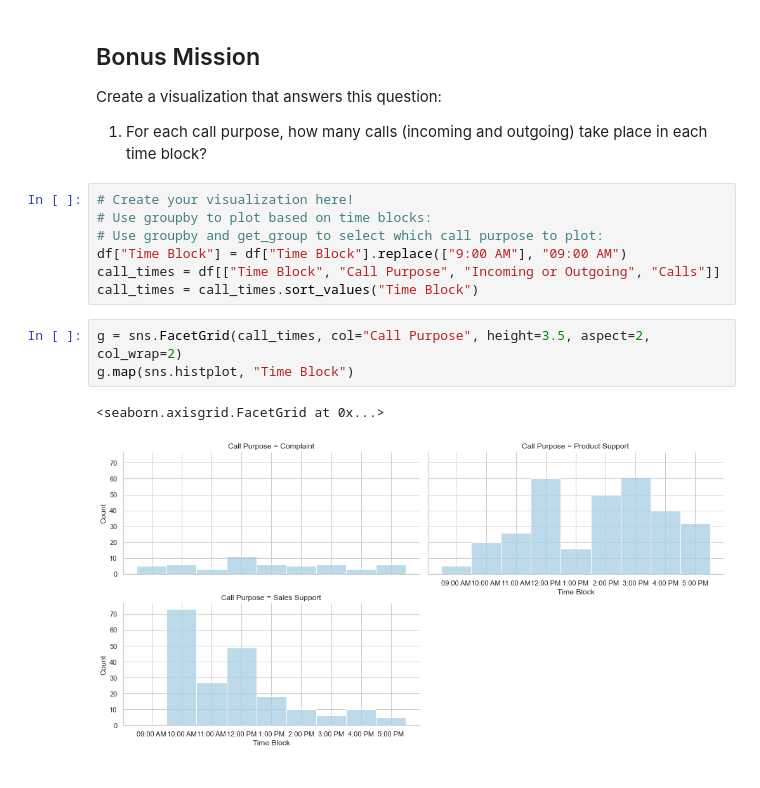
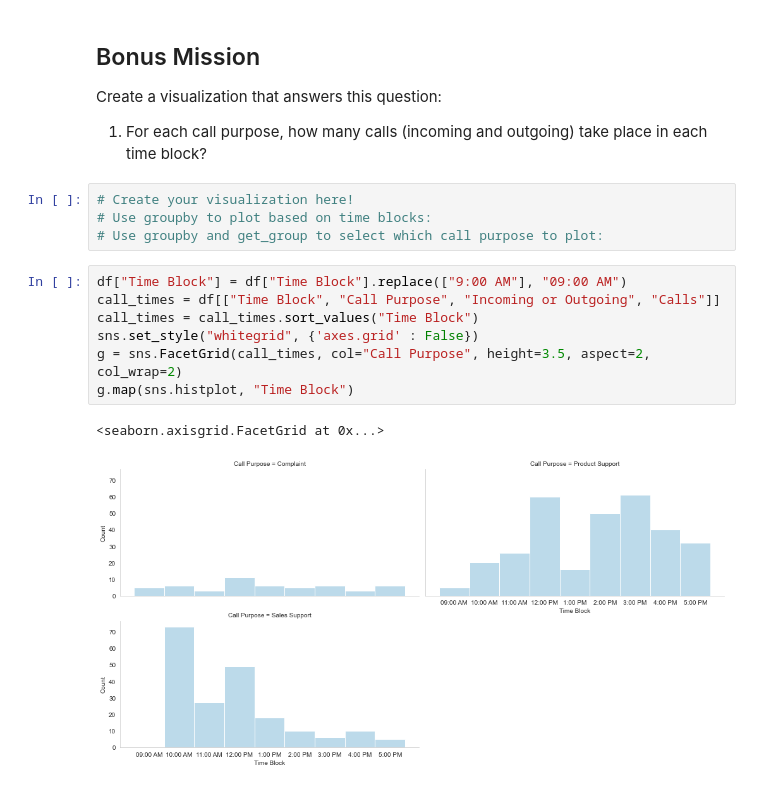
Before and after one commit to LizzCallahan/call-center-cleanup-assignment, a Jupyter notebook: Call Center Cleanup.ipynb, the cells around one changed output. Drawn from its saved outputs; the diff is of its cells as text.

```diff
--- a/Call Center Cleanup.ipynb
+++ b/Call Center Cleanup.ipynb
@@ -636,12 +643,13 @@ Create a visualization that answers this question:
 # Create your visualization here!
 # Use groupby to plot based on time blocks:
 # Use groupby and get_group to select which call purpose to plot:
-df["Time Block"] = df["Time Block"].replace(["9:00 AM"], "09:00 AM")
-call_times = df[["Time Block", "Call Purpose", "Incoming or Outgoing", "Calls"]]
-call_times = call_times.sort_values("Time Block")
 # %%
+df["Time Block"] = df["Time Block"].replace(["9:00 AM"], "09:00 AM")
+call_times = df[["Time Block", "Call Purpose", "Incoming or Outgoing", "Calls"]]
+call_times = call_times.sort_values("Time Block")
+sns.set_style("whitegrid", {'axes.grid' : False})
 g = sns.FacetGrid(call_times, col="Call Purpose", height=3.5, aspect=2, col_wrap=2)
 g.map(sns.histplot, "Time Block")
 # %% [output]
 <seaborn.axisgrid.FacetGrid at 0x...>
-[figure, old version]
+[figure, new version]
```
Also changed, not shown: parts of 4 cells of this notebook.
